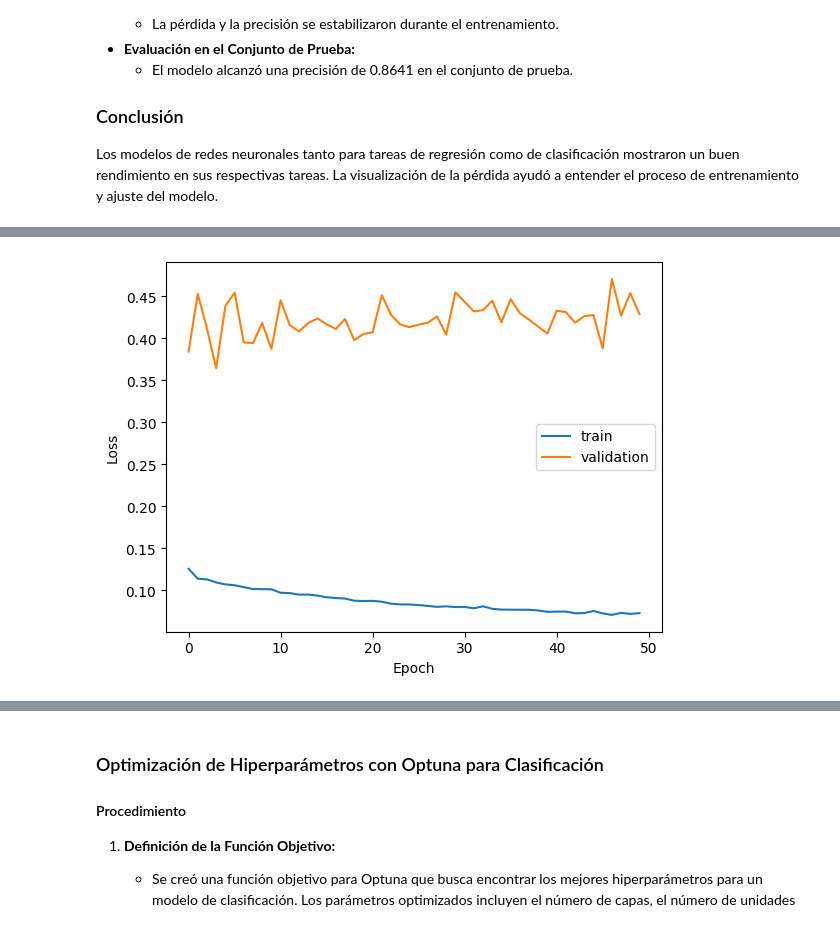
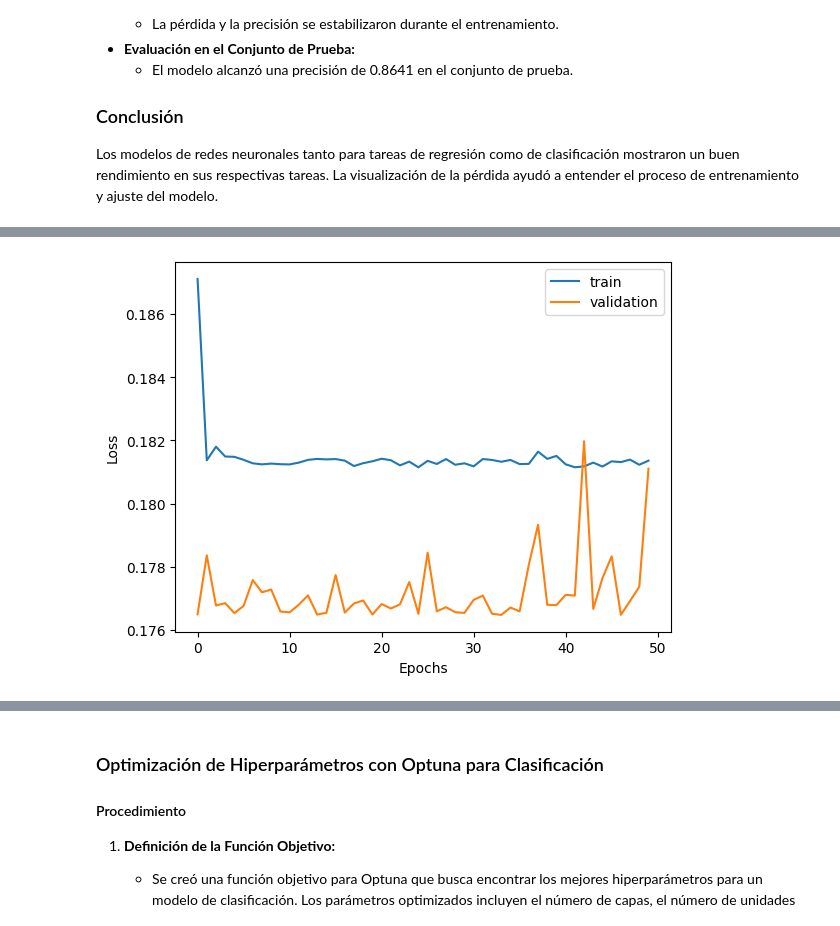
Before and after one commit to MateoGraviFiorino/MachineLearning---AA1--Gauto---GraviFiorino---TP, a Jupyter notebook: AA1-GraviFiorino-Gauto.ipynb, the cells around one changed output, grey strips where cells are left out. Cells and saved outputs as stored; diff of their text form; code cells hidden in the pictures.

```diff
--- a/AA1-GraviFiorino-Gauto.ipynb
+++ b/AA1-GraviFiorino-Gauto.ipynb
@@ -1916,7 +1814,7 @@ Se ha utilizado la técnica de Random Search para buscar los mejores hiperparám
 La búsqueda de hiperparámetros con Random Search es eficiente en términos de tiempo de computación y puede proporcionar buenas soluciones en espacios de búsqueda de hiperparámetros de gran tamaño.
 # %%
 # Definir el espacio de búsqueda de hiperparámetros
-elasticnet_params = {'alpha': [0.1, 1.0, 10.0, 100.0], 'l1_ratio': [0.1, 0.5, 0.7, 0.9, 1.0]}
+elasticnet_params = {'l1_ratio': [0.1, 0.5, 0.7, 0.9, 1.0],'alphas': [np.array([0.1, 1.0, 10.0, 100.0])]}
 # %%
 elasticnet_regressor
 # %% [output]
@@ -1924,5 +1822,5 @@ ElasticNet()
 # %%
 # Crear RandomizedSearchCV para ElasticNet
 elasticnet_random_search = RandomizedSearchCV(elasticnet_regressor, elasticnet_params, n_iter=10, cv=5, scoring='neg_mean_squared_error', random_state=42)
-elasticnet_random_search.fit(X_train_scaled, y2_train)
+elasticnet_random_search.fit(x_train_scaled, y2_train)
 # %% [output]
@@ -2820,3 +2681,15 @@ class NeuralNetwork:
 ### Conclusión
 
 Los modelos de redes neuronales tanto para tareas de regresión como de clasificación mostraron un buen rendimiento en sus respectivas tareas. La visualización de la pérdida ayudó a entender el proceso de entrenamiento y ajuste del modelo.
+# %%
+# Asegúrate de que las etiquetas de entrenamiento y prueba sean vectores unidimensionales
+if len(y_train.shape) > 1 and y_train.shape[1] == 2:
+    y_train = y_train[:, 1]
+if len(y_valid.shape) > 1 and y_valid.shape[1] == 2:
+    y_valid = y_valid[:, 1]
+if len(y_test.shape) > 1 and y_test.shape[1] == 2:
+    y_test = y_test[:, 1]
+
+print(f"y_train shape: {y_train.shape}")
+print(f"y_valid shape: {y_valid.shape}")
+print(f"y_test shape: {y_test.shape}")
@@ -2822,0 +2714,9 @@ Los modelos de redes neuronales tanto para tareas de regresión como de clasific
+# %%
+# Ajustar los datos para que coincidan en tamaño
+min_samples = min(x_train_scaled.shape[0], y_train.shape[0])
+
+X_train_scaled = x_train_scaled[:min_samples]
+y_train = y_train[:min_samples]
+
+print(f"Ajustado X_train shape: {X_train_scaled.shape}")
+print(f"Ajustado y_train shape: {y_train.shape}")
@@ -2825,13 +2762,13 @@ Los modelos de redes neuronales tanto para tareas de regresión como de clasific
 nn = NeuralNetwork(epochs=50, batch_size=16, learning_rate=0.01, task='regression')
 
 # Construir el modelo
-nn.build_model(input_shape=X_train.shape[1], output_units=1)
+nn.build_model(input_shape=X_train_scaled.shape[1], output_units=1)
 
 # Entrenar el modelo
-history = nn.train(x_train_scaled, df_y_train,  X_valid, y_valid)
+history = nn.train(X_train_scaled, y_train, X_valid, y_valid)
 
 # Evaluar el modelo
-nn.evaluate(X_test, df_y_test)
+nn.evaluate(X_test, y_test)
 
 # Graficar la pérdida
 nn.plot_loss(history)
@@ -2856 +2794 @@ Test Mean Absolute Error: 0.2551
-[figure, old version]
+[figure, new version]
```
Also changed, not shown: parts of 163 cells of this notebook.
